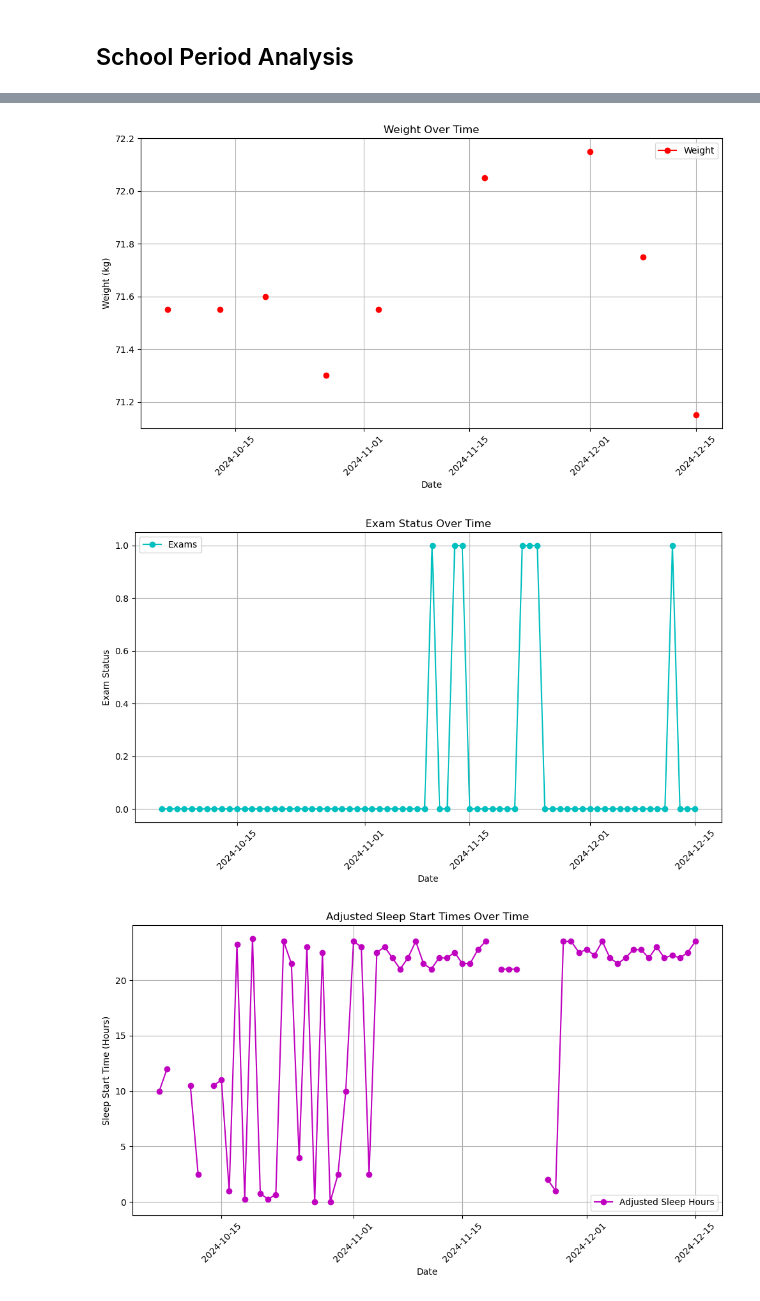
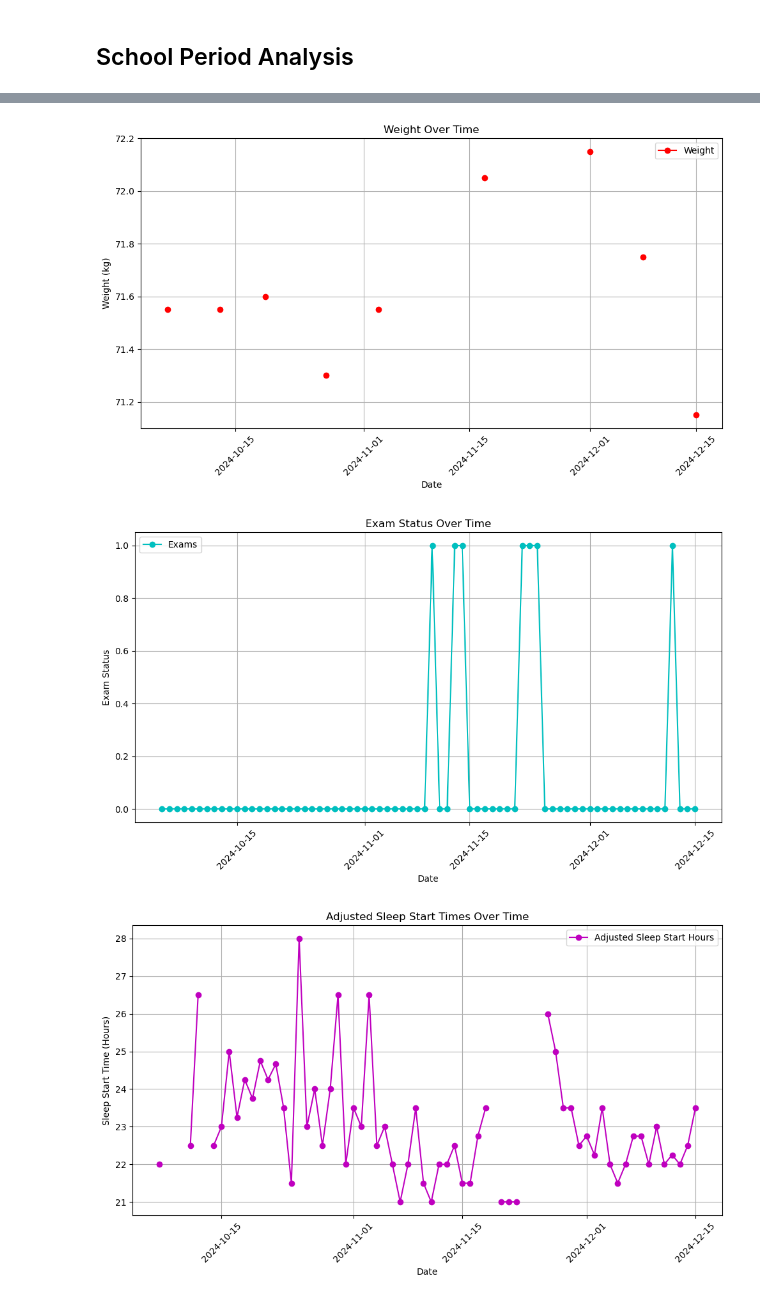
Before and after one commit to Akseldindisyan/my-step-count-analysis, a Jupyter notebook: Main.ipynb, the cells around one changed output, grey strips where cells are left out. Drawn from its saved outputs; the diff is of its cells as text; code cells hidden in the pictures.

```diff
--- a/Main.ipynb
+++ b/Main.ipynb
@@ -893,16 +984,0 @@ print(data_school_period)
-# %%
-def time_to_hours(dt):
-    return dt.hour + dt.minute / 60 + dt.second / 3600 if pd.notnull(dt) else None
-
-data_school_period['Adjusted Sleep Hours'] = data_school_period['Adjusted Sleep Start'].apply(time_to_hours)
-# %%
-import pandas as pd
-
-# Ensure 'Adjusted Sleep Start' is in datetime format
-data_school_period['Adjusted Sleep Start'] = pd.to_datetime(data_school_period['Adjusted Sleep Start'], errors='coerce')
-
-# Filter rows where 'Adjusted Sleep Start' is later than 00:00
-filtered_df = data_school_period[data_school_period['Adjusted Sleep Start'].dt.time > pd.to_datetime("00:00:00").time()]
-
-# Display the first 100 rows of the filtered dataframe
-filtered_df.head(100)
@@ -945,32 +1007,32 @@ plt.grid(True)
 plt.xticks(rotation=45)
 plt.legend()
 plt.tight_layout()
 plt.show()
 
 # Exam plot
 plt.figure(figsize=(10, 6))
 plt.plot(data_school_period['Date'], data_school_period['Exams'], marker='o', color='c', label='Exams')
 plt.xlabel('Date')
 plt.ylabel('Exam Status')
 plt.title('Exam Status Over Time')
 plt.grid(True)
 plt.xticks(rotation=45)
 plt.legend()
 plt.tight_layout()
 plt.show()
 
 plt.figure(figsize=(10, 6))
-plt.plot(data_school_period['Date'], data_school_period['Adjusted Sleep Hours'], marker='o', color='m', label='Adjusted Sleep Hours')
+plt.plot(data_school_period['Date'], data_school_period['Adjusted Sleep Start Hours'], marker='o', color='m', label='Adjusted Sleep Start Hours')
 plt.xlabel('Date')
 plt.ylabel('Sleep Start Time (Hours)')
 plt.title('Adjusted Sleep Start Times Over Time')
 plt.grid(True)
 plt.xticks(rotation=45)
 plt.legend()
 plt.tight_layout()
 plt.show()
 # %% [output]
 [figure]
 [figure]
 [figure]
-[figure, old version]
+[figure, new version]
```
Also changed, not shown: parts of 26 cells of this notebook.
